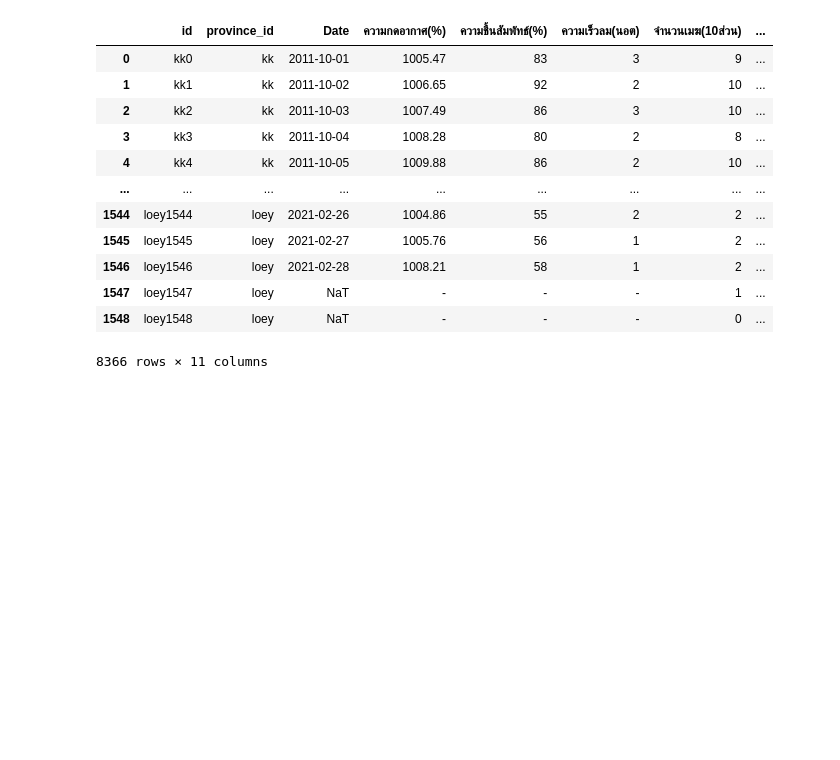
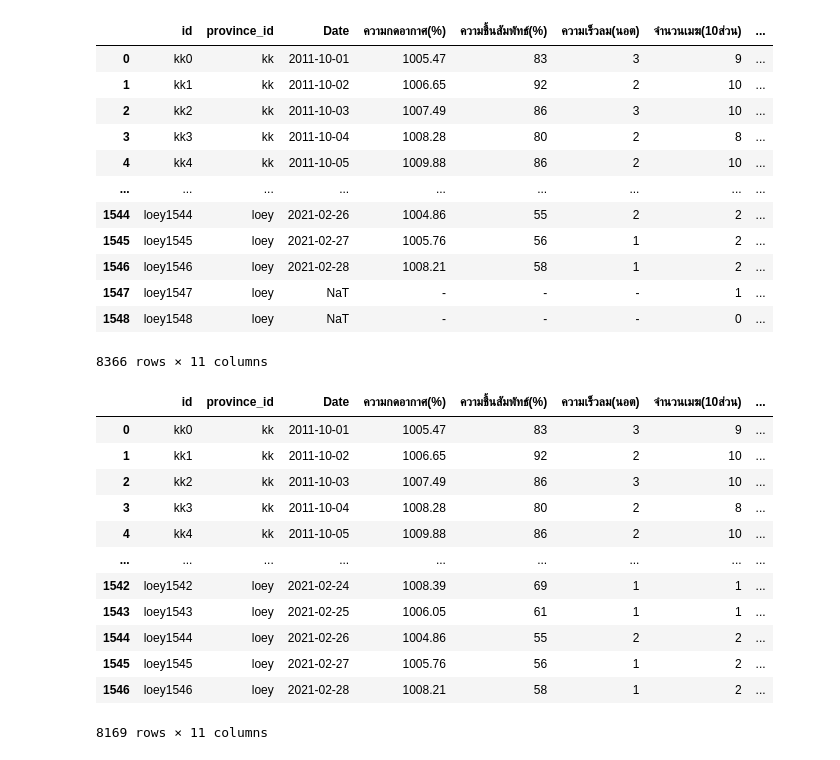
Before and after one commit to Tonry12/data_science_bootcamp_8_tonnaw, a Jupyter notebook: lo.ipynb, the cells around one changed output. Drawn from its saved outputs; the diff is of its cells as text; code cells hidden in the pictures; blank space fills up the shorter version.

```diff
--- a/lo.ipynb
+++ b/lo.ipynb
@@ -117,7 +117,7 @@ press_kk_melt
 | 1704 | 352201-หนองคาย จ.หนองคาย | 2 | 2022 | 2 | 31 | - |
 1705 rows × 6 columns
 # %%
-…press_kk_melt['province_id'] = len(press_kk_melt)*['kk']
+press_kk_melt['province_id'] = len(press_kk_melt)*['kk']
 press_kk_melt
 # %% [output]
 |  | สถานี | id | year | month | day | ความกดอากาศ(%) | province_id |
@@ -1299,7 +1299,8 @@ df_finish
 # %%
 uin = df_finish[['id','province_id','Date']]
 uin_1 = df_finish.iloc[:,2:10]
-pd.concat([uin,uin_1],axis=1)
+df_finish = pd.concat([uin,uin_1],axis=1)
+df_finish
 # %% [output]
 |  | id | province_id | Date | ความกดอากาศ(%) | ความชื้นสัมพัทธ์(%) | ความเร็วลม(นอต) | จำนวนเมฆ(10ส่วน) | ... |
 | 0 | kk0 | kk | 2011-10-01 | 1005.47 | 83 | 3 | 9 | ... |
@@ -1314,3 +1315,20 @@ pd.concat([uin,uin_1],axis=1)
 | 1547 | loey1547 | loey | NaT | - | - | - | 1 | ... |
 | 1548 | loey1548 | loey | NaT | - | - | - | 0 | ... |
 8366 rows × 11 columns
+# %%
+df_cleaned_NaT = df_finish.dropna(subset=['Date'])
+df_cleaned_NaT
+# %% [output]
+|  | id | province_id | Date | ความกดอากาศ(%) | ความชื้นสัมพัทธ์(%) | ความเร็วลม(นอต) | จำนวนเมฆ(10ส่วน) | ... |
+| 0 | kk0 | kk | 2011-10-01 | 1005.47 | 83 | 3 | 9 | ... |
+| 1 | kk1 | kk | 2011-10-02 | 1006.65 | 92 | 2 | 10 | ... |
+| 2 | kk2 | kk | 2011-10-03 | 1007.49 | 86 | 3 | 10 | ... |
+| 3 | kk3 | kk | 2011-10-04 | 1008.28 | 80 | 2 | 8 | ... |
+| 4 | kk4 | kk | 2011-10-05 | 1009.88 | 86 | 2 | 10 | ... |
+| ... | ... | ... | ... | ... | ... | ... | ... | ... |
+| 1542 | loey1542 | loey | 2021-02-24 | 1008.39 | 69 | 1 | 1 | ... |
+| 1543 | loey1543 | loey | 2021-02-25 | 1006.05 | 61 | 1 | 1 | ... |
+| 1544 | loey1544 | loey | 2021-02-26 | 1004.86 | 55 | 2 | 2 | ... |
+| 1545 | loey1545 | loey | 2021-02-27 | 1005.76 | 56 | 1 | 2 | ... |
+| 1546 | loey1546 | loey | 2021-02-28 | 1008.21 | 58 | 1 | 2 | ... |
+8169 rows × 11 columns
```
